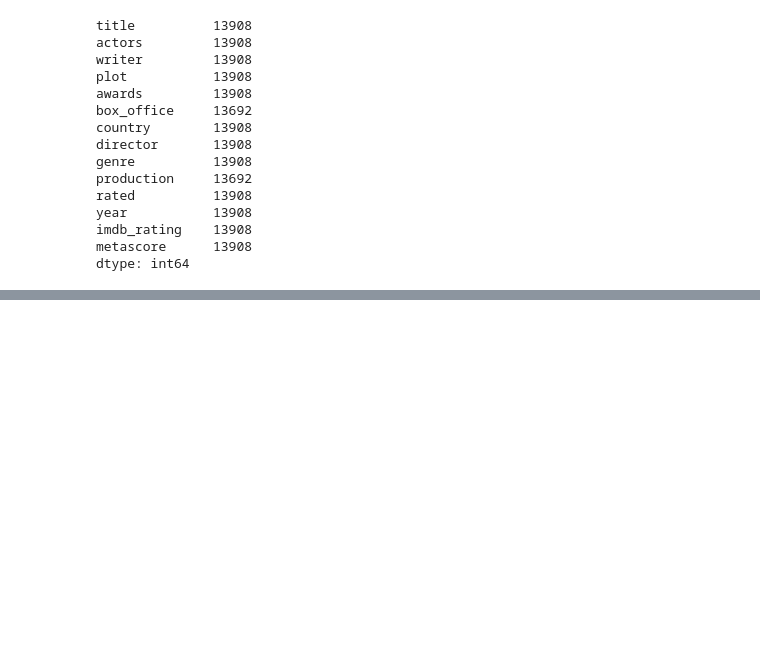
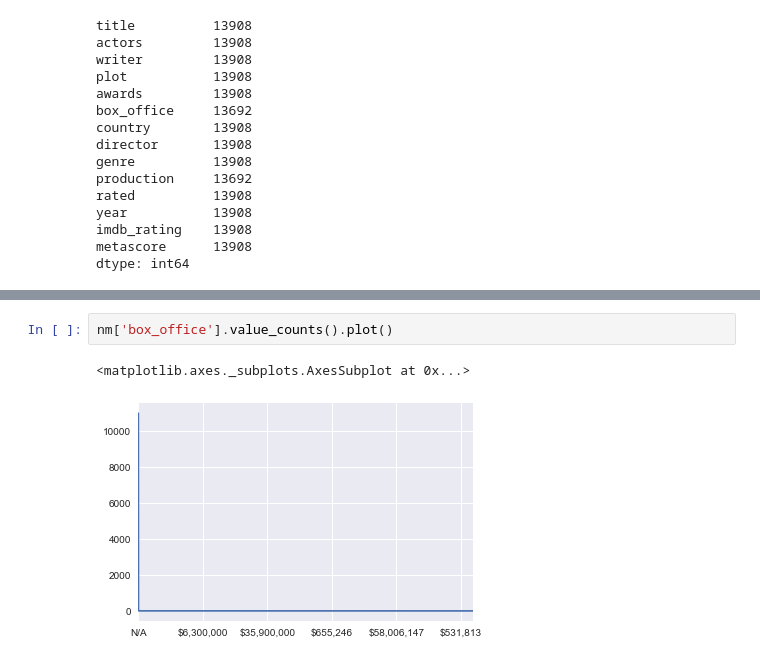
Before and after one commit to kristengutierrez/ActorNetwork, a Jupyter notebook: ActorNetwork.ipynb, the cells around one changed output, grey strips where cells are left out. Cells and saved outputs as stored; diff of their text form; blank space fills up the shorter version.

```diff
--- a/ActorNetwork.ipynb
+++ b/ActorNetwork.ipynb
@@ -1009,0 +1163,5 @@ dtype: int64
+# %%
+nm['box_office'].value_counts().plot()
+# %% [output]
+<matplotlib.axes._subplots.AxesSubplot at 0x...>
+[figure, added]
```
Also changed, not shown: parts of 33 cells of this notebook.
